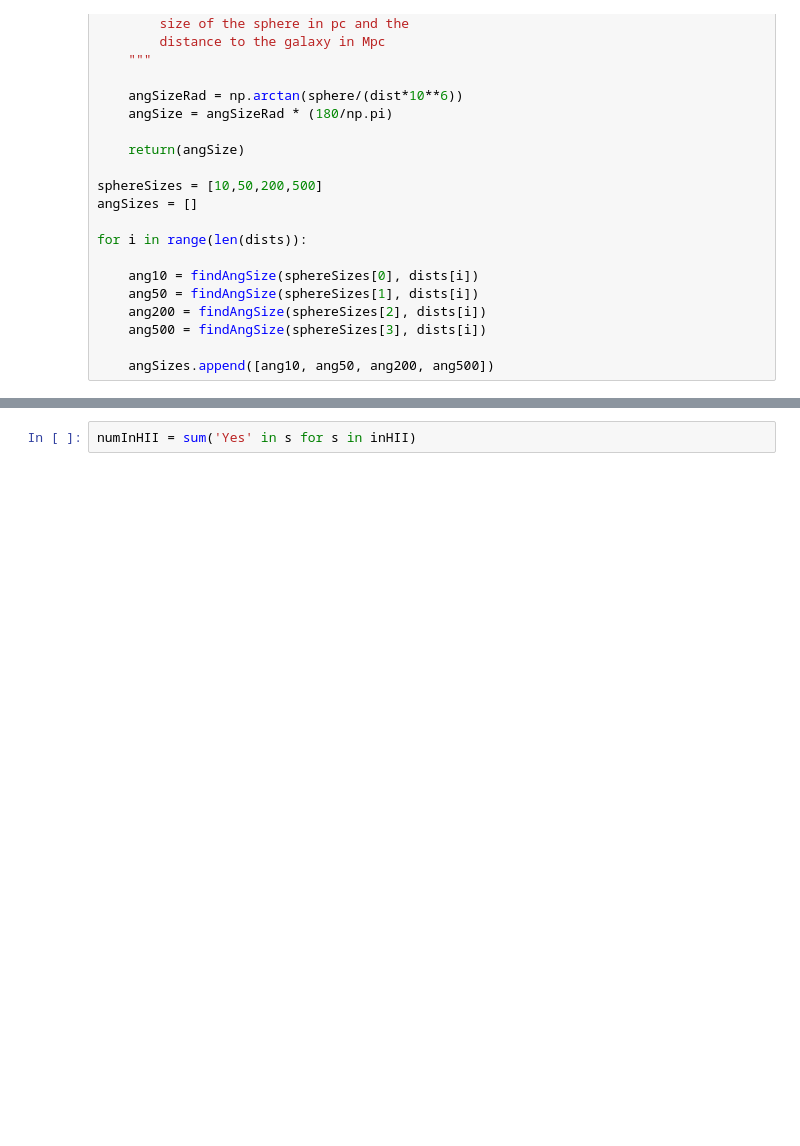
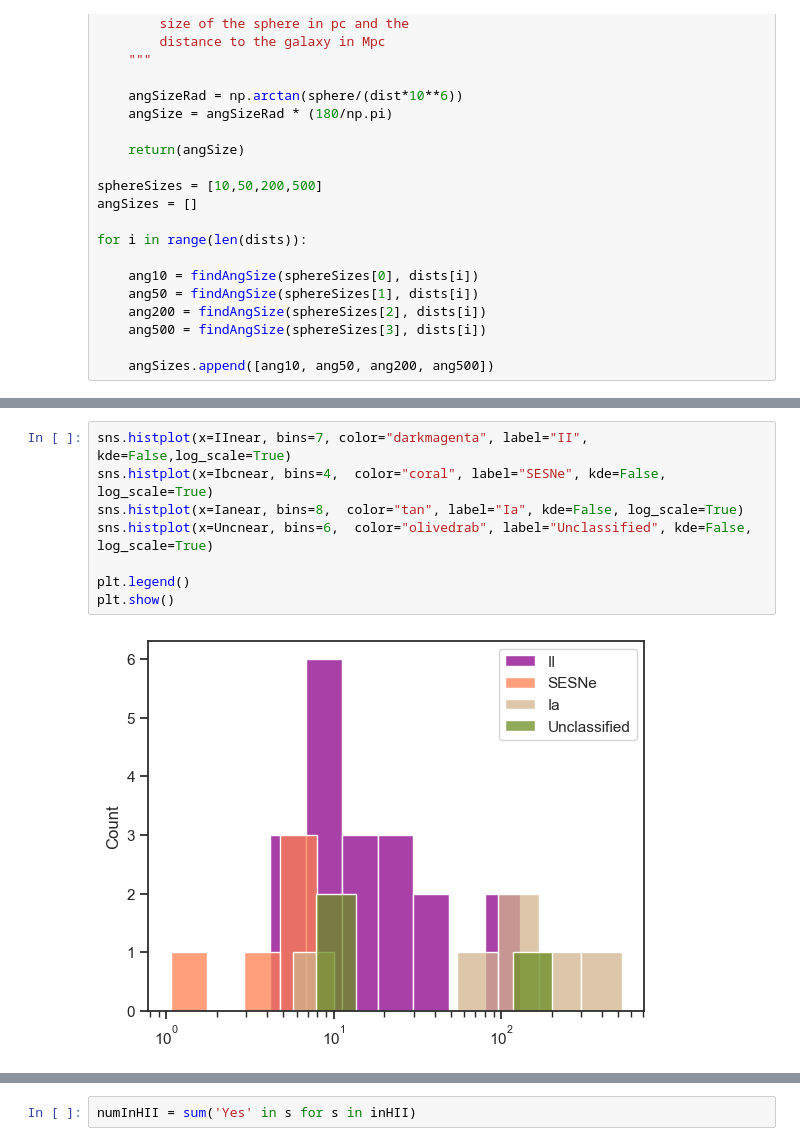
Before and after one commit to NessMayker/SNeHa, a Jupyter notebook: Code/1c.MUSE_Nearest_HII.ipynb, the cells around one changed output, grey strips where cells are left out. Cells and saved outputs as stored; diff of their text form; blank space fills up the shorter version.

```diff
--- a/Code/1c.MUSE_Nearest_HII.ipynb
+++ b/Code/1c.MUSE_Nearest_HII.ipynb
@@ -384,0 +453,10 @@ sns.histplot(nearHII)
+# %%
+sns.histplot(x=IInear, bins=7, color="darkmagenta", label="II", kde=False,log_scale=True)
+sns.histplot(x=Ibcnear, bins=4,  color="coral", label="SESNe", kde=False, log_scale=True)
+sns.histplot(x=Ianear, bins=8,  color="tan", label="Ia", kde=False, log_scale=True)
+sns.histplot(x=Uncnear, bins=6,  color="olivedrab", label="Unclassified", kde=False, log_scale=True)
+
+plt.legend()
+plt.show()
+# %% [output]
+[figure, added]
```
Also changed, not shown: parts of 13 cells of this notebook, 5 other files.
